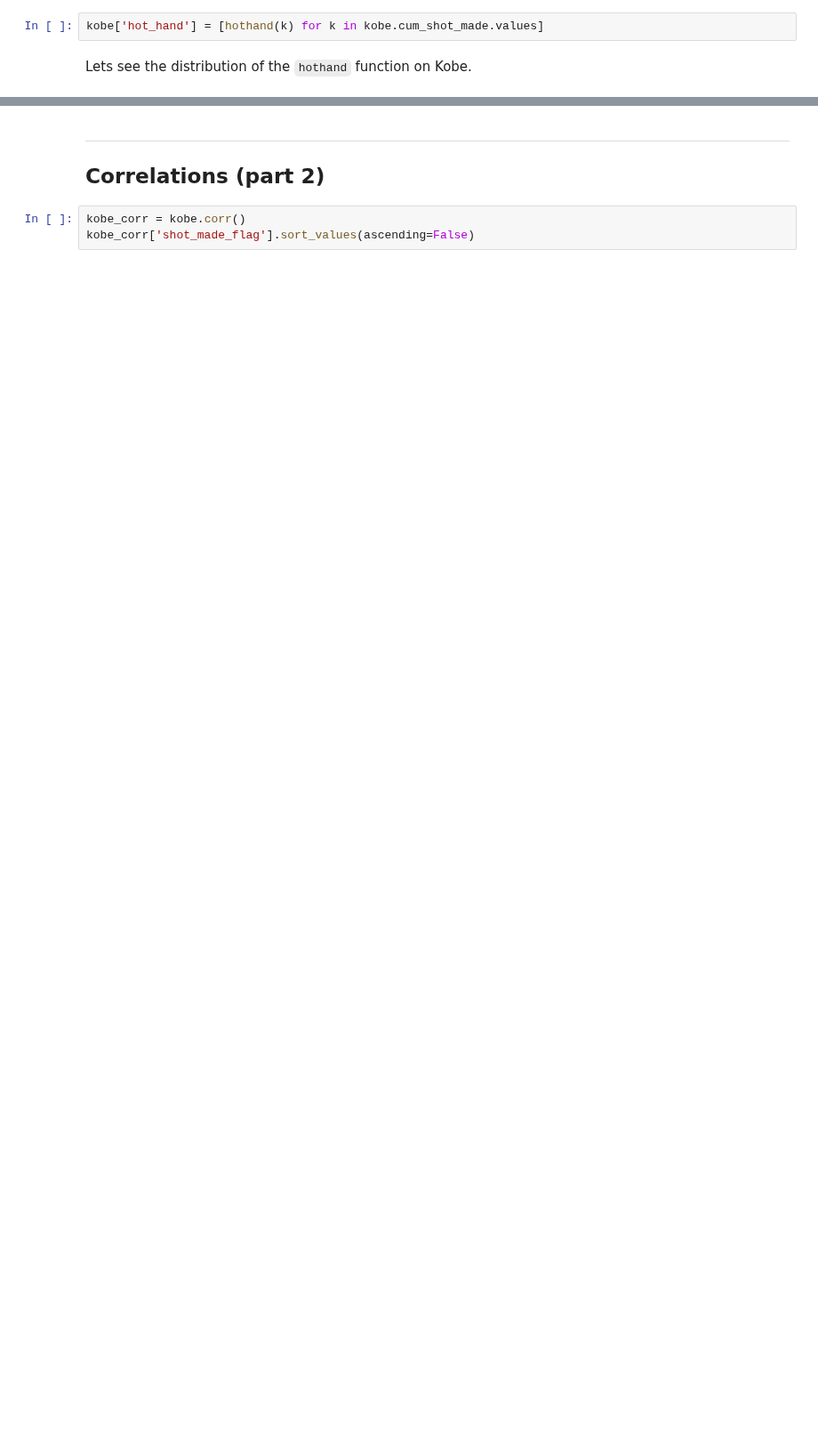
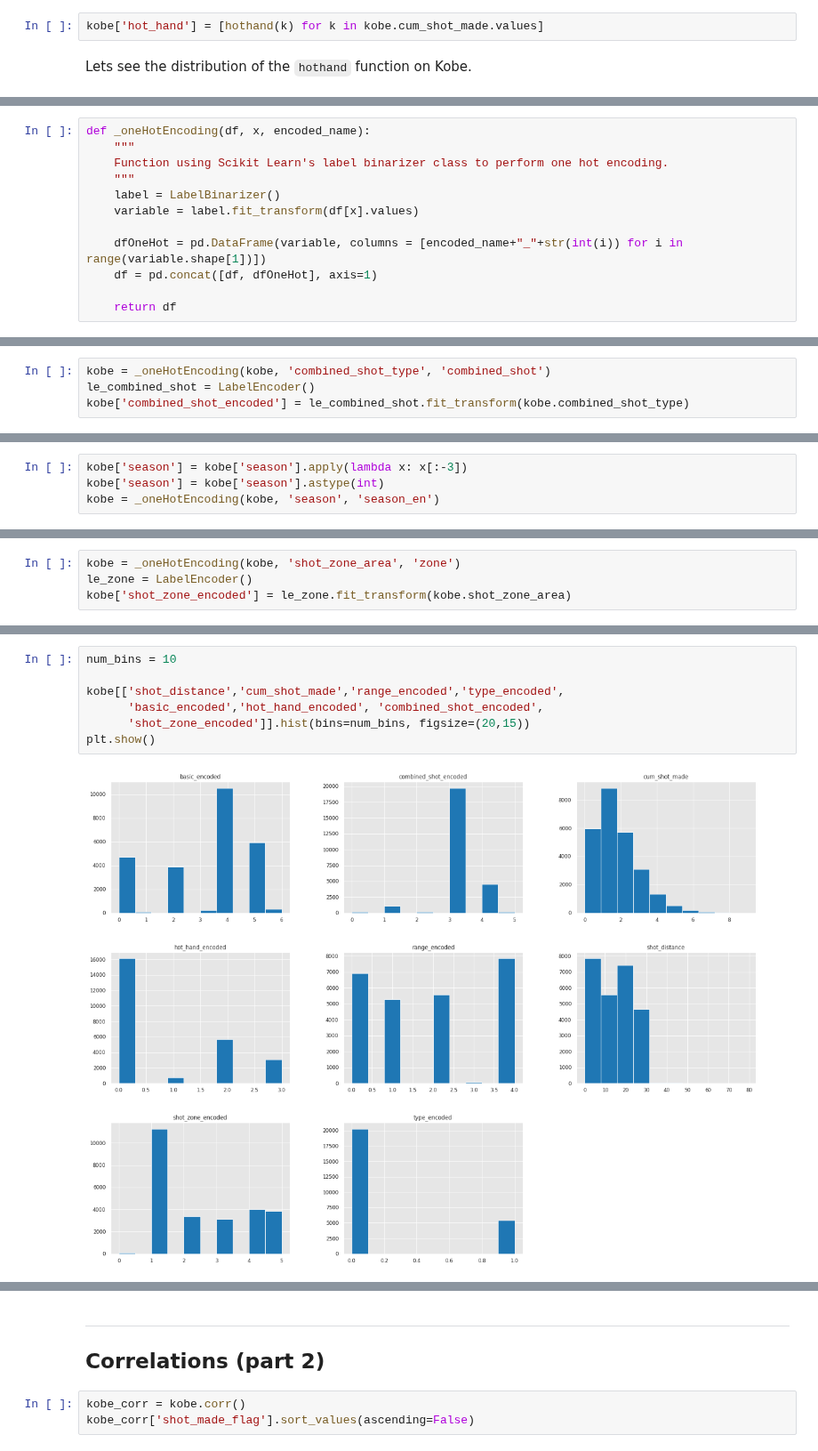
Before and after one commit to naivelogic/Machine_Learning_Notebooks, a Jupyter notebook: Kobe Bryant Shot Selection.ipynb, the cells around one changed output, grey strips where cells are left out. Shown at 89% size. Drawn from its saved outputs; the diff is of its cells as text; blank space fills up the shorter version.

```diff
--- a/Kobe Bryant Shot Selection.ipynb
+++ b/Kobe Bryant Shot Selection.ipynb
@@ -284,0 +416,12 @@ from sklearn.preprocessing import OneHotEncoder
+# %%
+def _oneHotEncoding(df, x, encoded_name):
+    """
+    Function using Scikit Learn's label binarizer class to perform one hot encoding.
+    """
+    label = LabelBinarizer()
+    variable = label.fit_transform(df[x].values)
+
+    dfOneHot = pd.DataFrame(variable, columns = [encoded_name+"_"+str(int(i)) for i in range(variable.shape[1])])
+    df = pd.concat([df, dfOneHot], axis=1)
+
+    return df
@@ -284,0 +430,4 @@ from sklearn.preprocessing import OneHotEncoder
+# %%
+kobe = _oneHotEncoding(kobe, 'combined_shot_type', 'combined_shot')
+le_combined_shot = LabelEncoder()
+kobe['combined_shot_encoded'] = le_combined_shot.fit_transform(kobe.combined_shot_type)
@@ -284,0 +436,4 @@ from sklearn.preprocessing import OneHotEncoder
+# %%
+kobe['season'] = kobe['season'].apply(lambda x: x[:-3])
+kobe['season'] = kobe['season'].astype(int)
+kobe = _oneHotEncoding(kobe, 'season', 'season_en')
@@ -284,0 +442,4 @@ from sklearn.preprocessing import OneHotEncoder
+# %%
+kobe = _oneHotEncoding(kobe, 'shot_zone_area', 'zone')
+le_zone = LabelEncoder()
+kobe['shot_zone_encoded'] = le_zone.fit_transform(kobe.shot_zone_area)
@@ -284,0 +477,9 @@ from sklearn.preprocessing import OneHotEncoder
+# %%
+num_bins = 10
+
+kobe[['shot_distance','cum_shot_made','range_encoded','type_encoded',
+      'basic_encoded','hot_hand_encoded', 'combined_shot_encoded',
+      'shot_zone_encoded']].hist(bins=num_bins, figsize=(20,15))
+plt.show()
+# %% [output]
+[figure, added]
```
Also changed, not shown: parts of 60 cells of this notebook.
